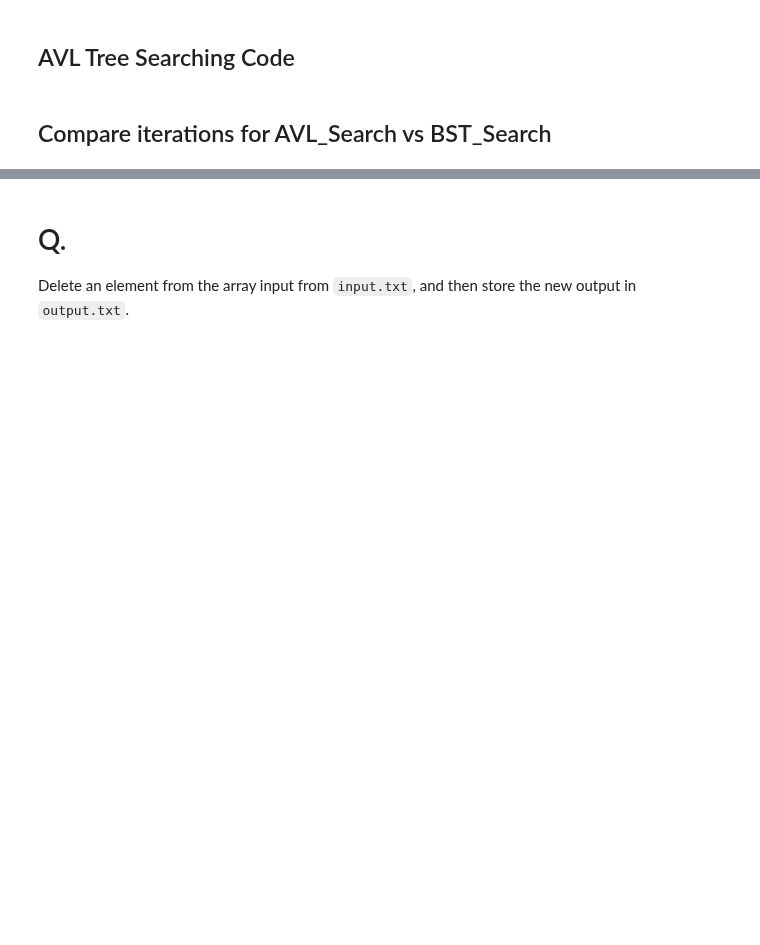
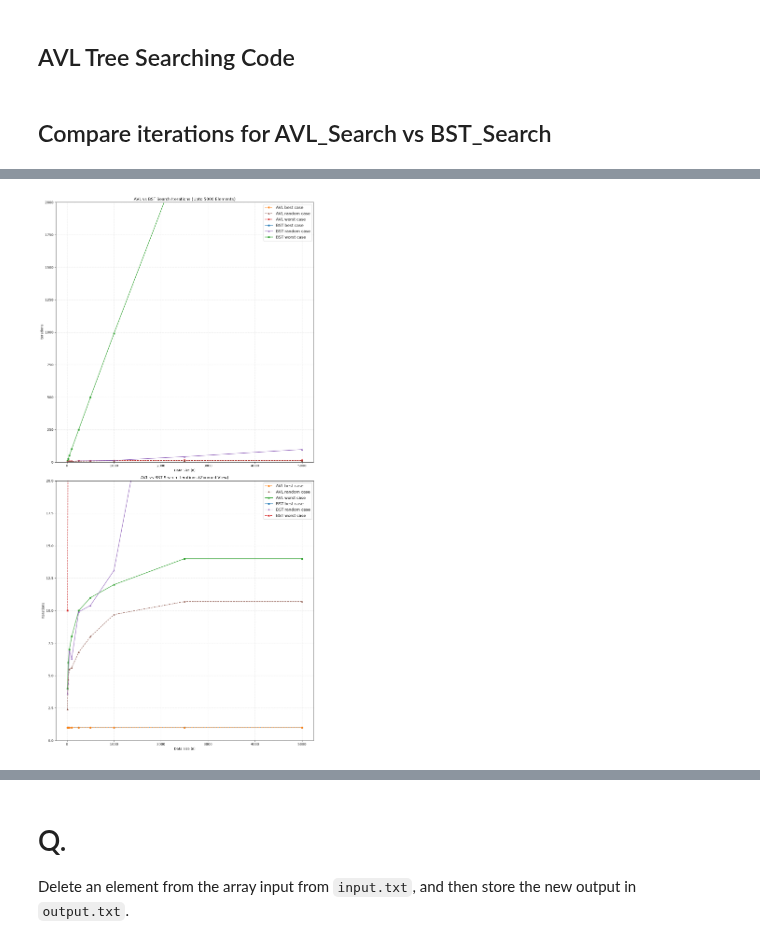
Before and after one commit to c43-sar/2650026_CS69101, a Jupyter notebook: 2650026_lab3_modified.ipynb, the cells around one changed output, grey strips where cells are left out. Drawn from its saved outputs; the diff is of its cells as text; code cells hidden in the pictures; blank space fills up the shorter version.

```diff
--- a/2650026_lab3_modified.ipynb
+++ b/2650026_lab3_modified.ipynb
@@ -771,6 +771,47 @@ search_columns = [
 search_df = pd.DataFrame.from_dict(results, orient="index", columns=search_columns)
 search_df.index.name = "n"
 search_df = search_df.reset_index()
+# %%
+fig, axes = plt.subplots(2, 1, figsize=(12, 24))
+
+# --- Plot 1: linear, ALL columns — full range, dominated by BST worst case ---
+ax1 = axes[0]
+ax1.plot(search_df["n"], search_df["best_case_bst"],   "o-",  label="BST best case",   markersize=5)
+ax1.plot(search_df["n"], search_df["best_case_avl"],   "o--", label="AVL best case",   markersize=5)
+ax1.plot(search_df["n"], search_df["worst_case_bst"],  "s-",  label="BST worst case",  markersize=5)
+ax1.plot(search_df["n"], search_df["worst_case_avl"],  "s--", label="AVL worst case",  markersize=5)
+ax1.plot(search_df["n"], search_df["random_case_bst"], "^-",  label="BST random case", markersize=5)
+ax1.plot(search_df["n"], search_df["random_case_avl"], "^--", label="AVL random case", markersize=5)
+
+ax1.set_xlabel("Data Size (n)")
+ax1.set_ylabel("Iterations")
+ax1.set_title("AVL vs BST Search Iterations (Upto 5000 Elements)")
+handles, labels = ax1.get_legend_handles_labels()
+ax1.legend([h for _, h in sorted(zip(labels, handles))], sorted(labels), fontsize=12)
+ax1.grid(True, linestyle=":", alpha=0.7)
+ax1.set_ylim(bottom=0, top=2000)
+
+# --- Plot 2: linear, zoomed ---
+ax2 = axes[1]
+ax2.plot(search_df["n"], search_df["best_case_bst"],   "o-",  label="BST best case",   markersize=5)
+ax2.plot(search_df["n"], search_df["best_case_avl"],   "o--", label="AVL best case",   markersize=5)
+ax2.plot(search_df["n"], search_df["worst_case_avl"],  "s-", label="AVL worst case",  markersize=5)
+ax2.plot(search_df["n"], search_df["worst_case_bst"],  "s--",  label="BST worst case",  markersize=5)
+ax2.plot(search_df["n"], search_df["random_case_bst"], "^-",  label="BST random case", markersize=5)
+ax2.plot(search_df["n"], search_df["random_case_avl"], "^--", label="AVL random case", markersize=5)
+
+ax2.set_xlabel("Data Size (n)")
+ax2.set_ylabel("Iterations")
+ax2.set_title("AVL vs BST Search Iterations (Zoomed View)")
+handles, labels = ax2.get_legend_handles_labels()
+ax2.legend([h for _, h in sorted(zip(labels, handles))], sorted(labels), fontsize=12)
+ax2.grid(True, linestyle=":", alpha=0.7)
+ax2.set_ylim(bottom=0, top=20)
+
+plt.tight_layout()
+plt.show()
+# %% [output]
+[figure, added]
 # %%
 search_df
 # %% [output]
```
Also changed, not shown: parts of 4 cells of this notebook, 5 other files.
